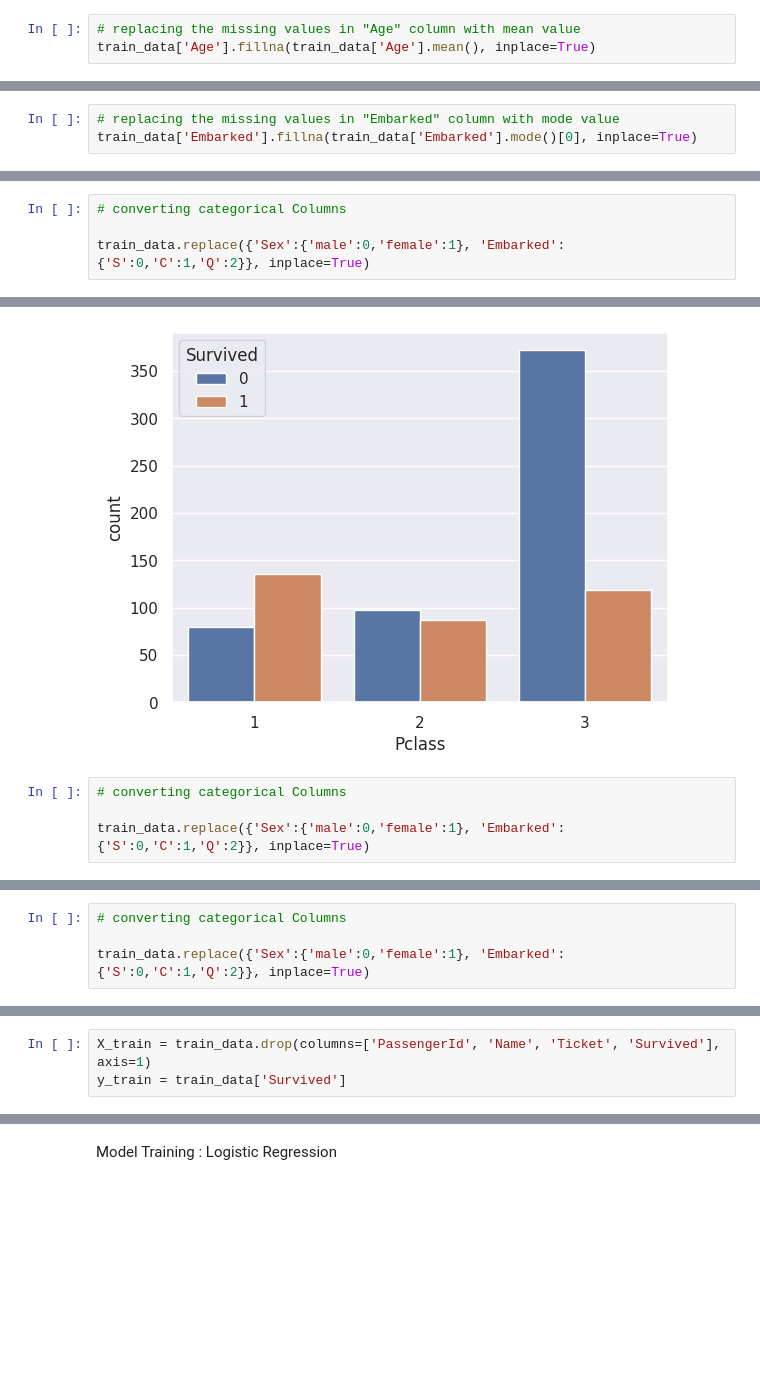
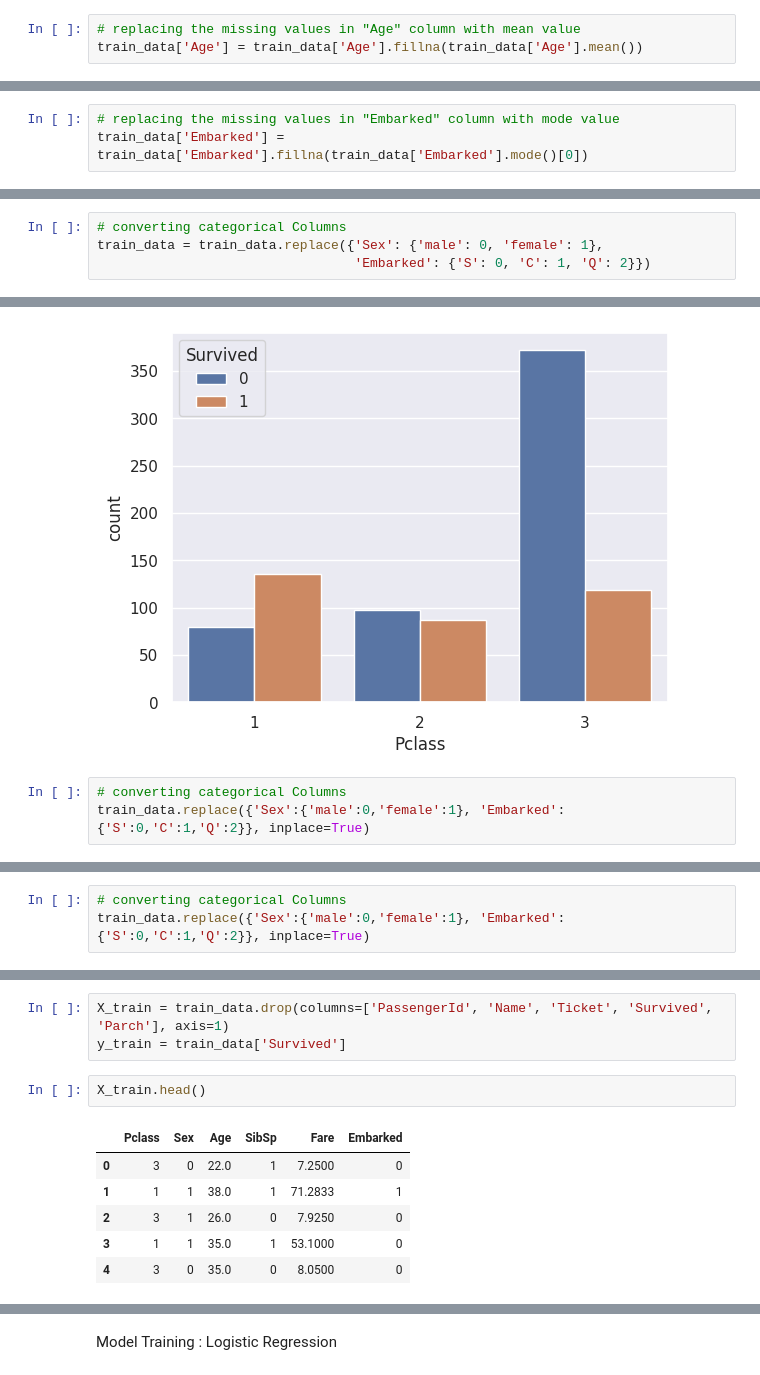
Before and after one commit to Aaisha-salah/Aaisha-titanic-project-, a Jupyter notebook: Aaisha_titanic_project_💙✨.ipynb, the cells around one changed output, grey strips where cells are left out. Cells and saved outputs as stored; diff of their text form; blank space fills up the shorter version.

```diff
--- a/Aaisha_titanic_project_💙✨.ipynb
+++ b/Aaisha_titanic_project_💙✨.ipynb
@@ -86,4 +82,4 @@ dtype: int64
 train_data = train_data.drop(columns='Cabin', axis=1)
 # %%
 # replacing the missing values in "Age" column with mean value
-train_data['Age'].fillna(train_data['Age'].mean(), inplace=True)
+train_data['Age'] = train_data['Age'].fillna(train_data['Age'].mean())
@@ -106,4 +95,4 @@ print(train_data['Embarked'].mode()[0])
 S
 # %%
 # replacing the missing values in "Embarked" column with mode value
-train_data['Embarked'].fillna(train_data['Embarked'].mode()[0], inplace=True)
+train_data['Embarked'] = train_data['Embarked'].fillna(train_data['Embarked'].mode()[0])
@@ -126,4 +99,4 @@ For example, when doing 'df[col].method(value, inplace=True)', try using 'df.met
 # %%
 # converting categorical Columns
-
-train_data.replace({'Sex':{'male':0,'female':1}, 'Embarked':{'S':0,'C':1,'Q':2}}, inplace=True)
+train_data = train_data.replace({'Sex': {'male': 0, 'female': 1},
+                                 'Embarked': {'S': 0, 'C': 1, 'Q': 2}})
@@ -198,7 +169,6 @@ sns.countplot(x='Pclass', hue='Survived', data=train_data)
 [figure]
 # %%
 # converting categorical Columns
-
 train_data.replace({'Sex':{'male':0,'female':1}, 'Embarked':{'S':0,'C':1,'Q':2}}, inplace=True)
 # %%
 train_data.head()
@@ -211,7 +181,6 @@ train_data.head()
 | 4 | 5 | 0 | 3 | Allen, Mr. William Henry | 0 | 35.0 | 0 | 0 | 373450 | 8.0500 | ... |
 # %%
 # converting categorical Columns
-
 train_data.replace({'Sex':{'male':0,'female':1}, 'Embarked':{'S':0,'C':1,'Q':2}}, inplace=True)
 # %%
 train_data.head()
@@ -223,5 +192,14 @@ train_data.head()
 | 3 | 4 | 1 | 1 | Futrelle, Mrs. Jacques Heath (Lil... | 1 | 35.0 | 1 | 0 | 113803 | 53.1000 | ... |
 | 4 | 5 | 0 | 3 | Allen, Mr. William Henry | 0 | 35.0 | 0 | 0 | 373450 | 8.0500 | ... |
 # %%
-X_train = train_data.drop(columns=['PassengerId', 'Name', 'Ticket', 'Survived'], axis=1)
+X_train = train_data.drop(columns=['PassengerId', 'Name', 'Ticket', 'Survived', 'Parch'], axis=1)
 y_train = train_data['Survived']
+# %%
+X_train.head()
+# %% [output]
+|  | Pclass | Sex | Age | SibSp | Fare | Embarked |
+| 0 | 3 | 0 | 22.0 | 1 | 7.2500 | 0 |
+| 1 | 1 | 1 | 38.0 | 1 | 71.2833 | 1 |
+| 2 | 3 | 1 | 26.0 | 0 | 7.9250 | 0 |
+| 3 | 1 | 1 | 35.0 | 1 | 53.1000 | 0 |
+| 4 | 3 | 0 | 35.0 | 0 | 8.0500 | 0 |
```
Also changed, not shown: parts of 18 cells of this notebook.
